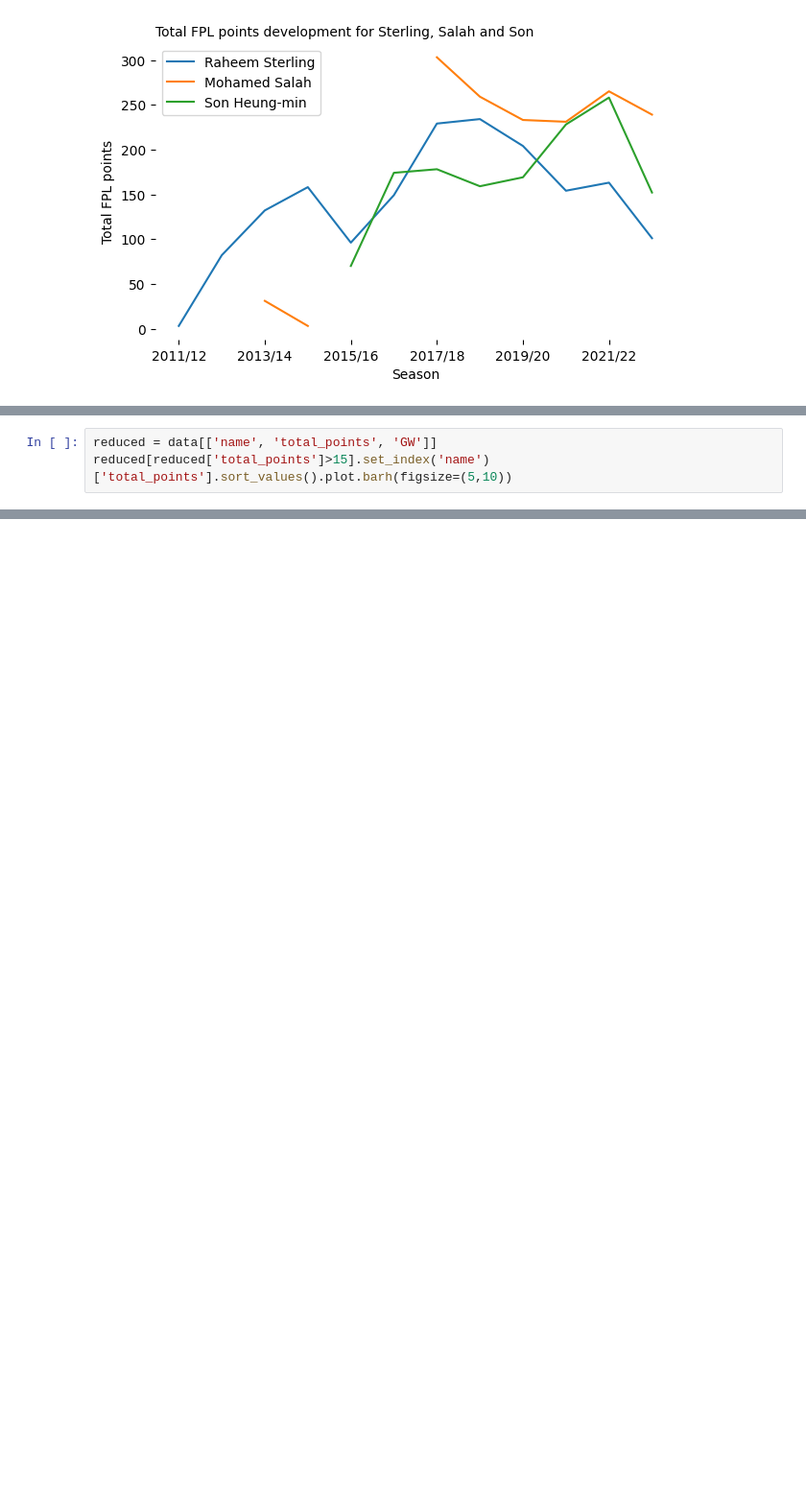
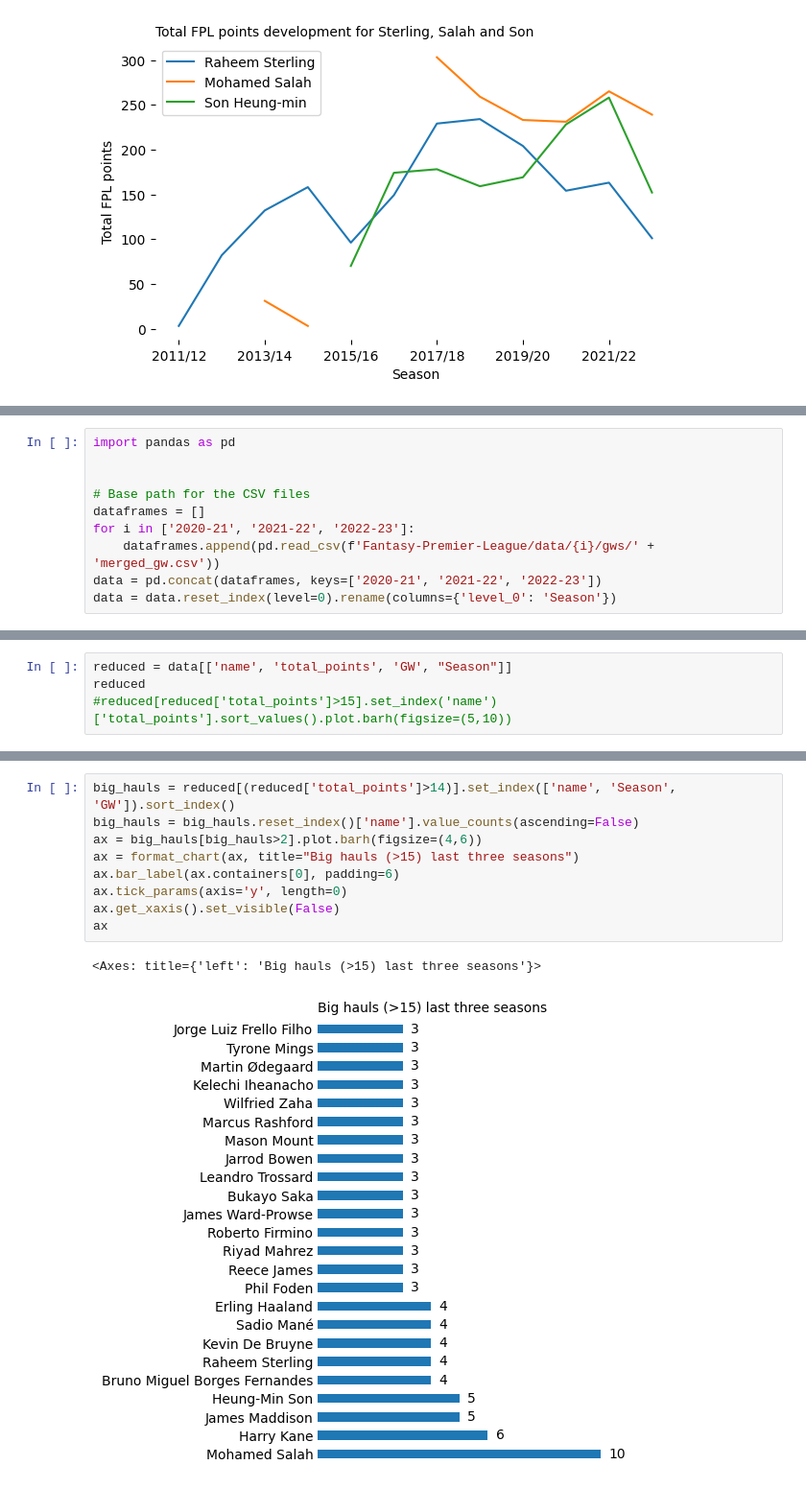
Before and after one commit to geirfreysson/fpl, a Jupyter notebook: gw5.ipynb, the cells around one changed output, grey strips where cells are left out. Shown at 96% size. Saved outputs shown, nothing was run; the diff lists cells and outputs as text; blank space fills up the shorter version.

```diff
--- a/gw5.ipynb
+++ b/gw5.ipynb
@@ -80,0 +73,10 @@ data = pd.read_csv(base_path + 'merged_gw.csv')
+# %%
+import pandas as pd
+
+
+# Base path for the CSV files
+dataframes = []
+for i in ['2020-21', '2021-22', '2022-23']:
+    dataframes.append(pd.read_csv(f'Fantasy-Premier-League/data/{i}/gws/' + 'merged_gw.csv'))
+data = pd.concat(dataframes, keys=['2020-21', '2021-22', '2022-23'])
+data = data.reset_index(level=0).rename(columns={'level_0': 'Season'})
@@ -81,4 +100,5 @@ data = pd.read_csv(base_path + 'merged_gw.csv')
 # %%
-reduced = data[['name', 'total_points', 'GW']]
-reduced[reduced['total_points']>15].set_index('name')['total_points'].sort_values().plot.barh(figsize=(5,10))
+reduced = data[['name', 'total_points', 'GW', "Season"]]
+reduced
+#reduced[reduced['total_points']>15].set_index('name')['total_points'].sort_values().plot.barh(figsize=(5,10))
 # %% [output]
@@ -86,0 +118,12 @@ reduced[reduced['total_points']>15].set_index('name')['total_points'].sort_value
+# %%
+big_hauls = reduced[(reduced['total_points']>14)].set_index(['name', 'Season', 'GW']).sort_index()
+big_hauls = big_hauls.reset_index()['name'].value_counts(ascending=False)
+ax = big_hauls[big_hauls>2].plot.barh(figsize=(4,6))
+ax = format_chart(ax, title="Big hauls (>15) last three seasons")
+ax.bar_label(ax.containers[0], padding=6)
+ax.tick_params(axis='y', length=0)
+ax.get_xaxis().set_visible(False)
+ax
+# %% [output]
+<Axes: title={'left': 'Big hauls (>15) last three seasons'}>
+[figure, added]
```
Also changed, not shown: parts of 5 cells of this notebook, 2 other files.
